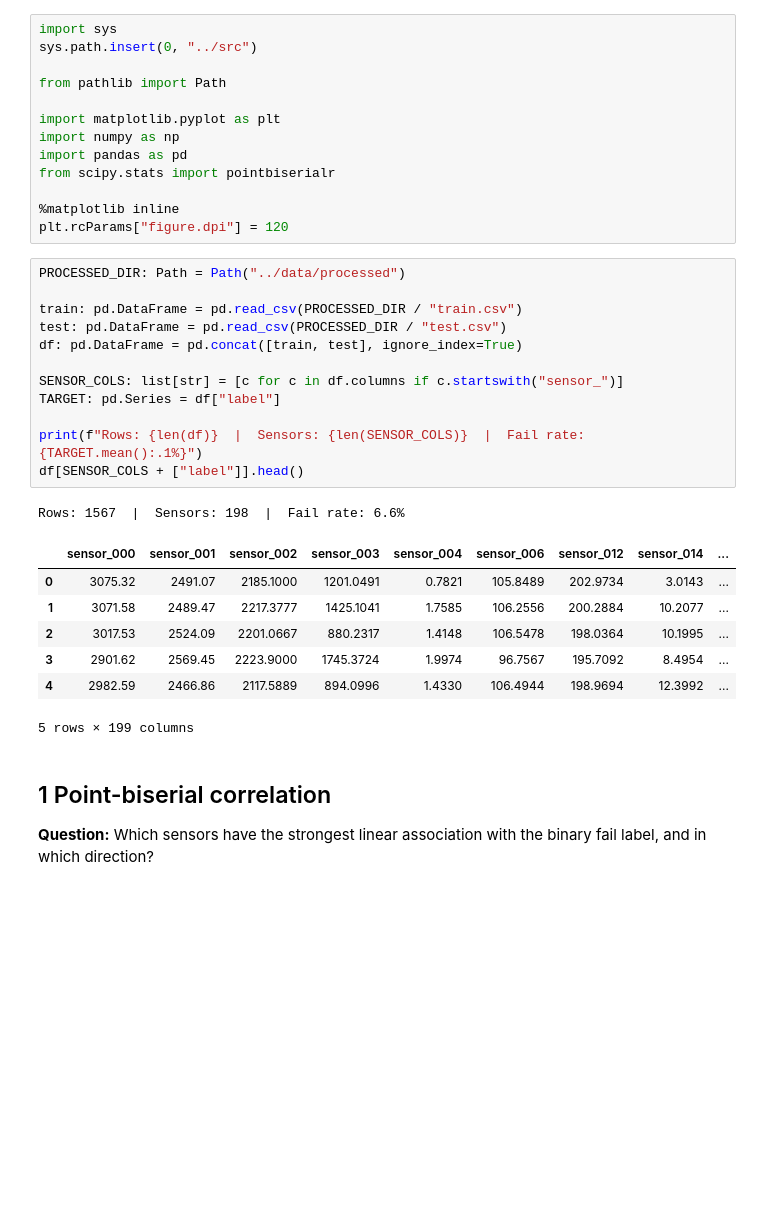
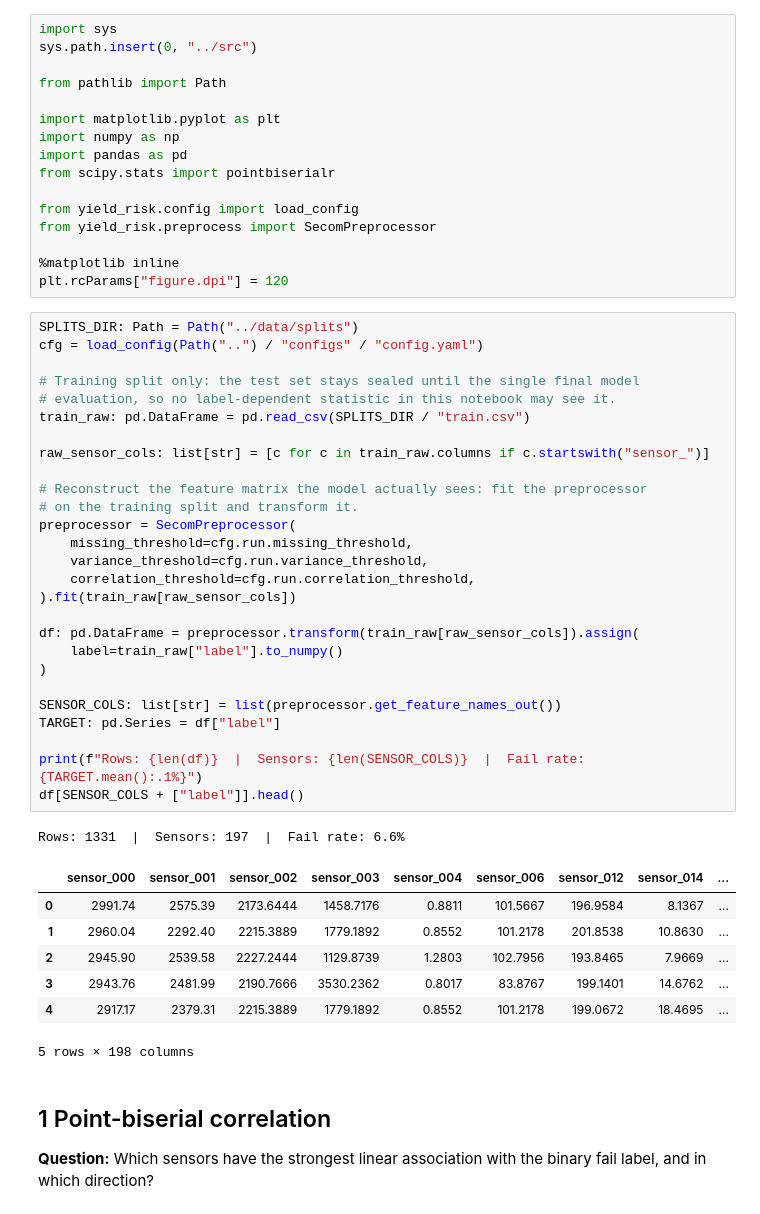
Before and after one commit to virgil-castillo/semiconductor-yield-root-cause, a Jupyter notebook: notebooks/02_eda_yield_patterns.ipynb, the cells around one changed output. Cells and saved outputs as stored; diff of their text form; blank space fills up the shorter version.

```diff
--- a/notebooks/02_eda_yield_patterns.ipynb
+++ b/notebooks/02_eda_yield_patterns.ipynb
@@ -13,29 +15,47 @@ import numpy as np
 import pandas as pd
 from scipy.stats import pointbiserialr
 
+from yield_risk.config import load_config
+from yield_risk.preprocess import SecomPreprocessor
+
 %matplotlib inline
 plt.rcParams["figure.dpi"] = 120
 # %%
-PROCESSED_DIR: Path = Path("../data/processed")
+SPLITS_DIR: Path = Path("../data/splits")
+cfg = load_config(Path("..") / "configs" / "config.yaml")
 
-train: pd.DataFrame = pd.read_csv(PROCESSED_DIR / "train.csv")
-test: pd.DataFrame = pd.read_csv(PROCESSED_DIR / "test.csv")
-df: pd.DataFrame = pd.concat([train, test], ignore_index=True)
+# Training split only: the test set stays sealed until the single final model
+# evaluation, so no label-dependent statistic in this notebook may see it.
+train_raw: pd.DataFrame = pd.read_csv(SPLITS_DIR / "train.csv")
 
-SENSOR_COLS: list[str] = [c for c in df.columns if c.startswith("sensor_")]
+raw_sensor_cols: list[str] = [c for c in train_raw.columns if c.startswith("sensor_")]
+
+# Reconstruct the feature matrix the model actually sees: fit the preprocessor
+# on the training split and transform it.
+preprocessor = SecomPreprocessor(
+    missing_threshold=cfg.run.missing_threshold,
+    variance_threshold=cfg.run.variance_threshold,
+    correlation_threshold=cfg.run.correlation_threshold,
+).fit(train_raw[raw_sensor_cols])
+
+df: pd.DataFrame = preprocessor.transform(train_raw[raw_sensor_cols]).assign(
+    label=train_raw["label"].to_numpy()
+)
+
+SENSOR_COLS: list[str] = list(preprocessor.get_feature_names_out())
 TARGET: pd.Series = df["label"]
 
 print(f"Rows: {len(df)}  |  Sensors: {len(SENSOR_COLS)}  |  Fail rate: {TARGET.mean():.1%}")
 df[SENSOR_COLS + ["label"]].head()
 # %% [output]
-Rows: 1567  |  Sensors: 198  |  Fail rate: 6.6%
+Rows: 1331  |  Sensors: 197  |  Fail rate: 6.6%
 |  | sensor_000 | sensor_001 | sensor_002 | sensor_003 | sensor_004 | sensor_006 | sensor_012 | sensor_014 | ... |
-| 0 | 3075.32 | 2491.07 | 2185.1000 | 1201.0491 | 0.7821 | 105.8489 | 202.9734 | 3.0143 | ... |
-| 1 | 3071.58 | 2489.47 | 2217.3777 | 1425.1041 | 1.7585 | 106.2556 | 200.2884 | 10.2077 | ... |
-| 2 | 3017.53 | 2524.09 | 2201.0667 | 880.2317 | 1.4148 | 106.5478 | 198.0364 | 10.1995 | ... |
-| 3 | 2901.62 | 2569.45 | 2223.9000 | 1745.3724 | 1.9974 | 96.7567 | 195.7092 | 8.4954 | ... |
-| 4 | 2982.59 | 2466.86 | 2117.5889 | 894.0996 | 1.4330 | 106.4944 | 198.9694 | 12.3992 | ... |
+| 0 | 2991.74 | 2575.39 | 2173.6444 | 1458.7176 | 0.8811 | 101.5667 | 196.9584 | 8.1367 | ... |
+| 1 | 2960.04 | 2292.40 | 2215.3889 | 1779.1892 | 0.8552 | 101.2178 | 201.8538 | 10.8630 | ... |
+| 2 | 2945.90 | 2539.58 | 2227.2444 | 1129.8739 | 1.2803 | 102.7956 | 193.8465 | 7.9669 | ... |
+| 3 | 2943.76 | 2481.99 | 2190.7666 | 3530.2362 | 0.8017 | 83.8767 | 199.1401 | 14.6762 | ... |
+| 4 | 2917.17 | 2379.31 | 2215.3889 | 1779.1892 | 0.8552 | 101.2178 | 199.0672 | 18.4695 | ... |
-5 rows × 199 columns
+5 rows × 198 columns
 # %% [markdown]
 ## 1  Point-biserial correlation
 
```
Also changed, not shown: parts of 9 cells of this notebook.
